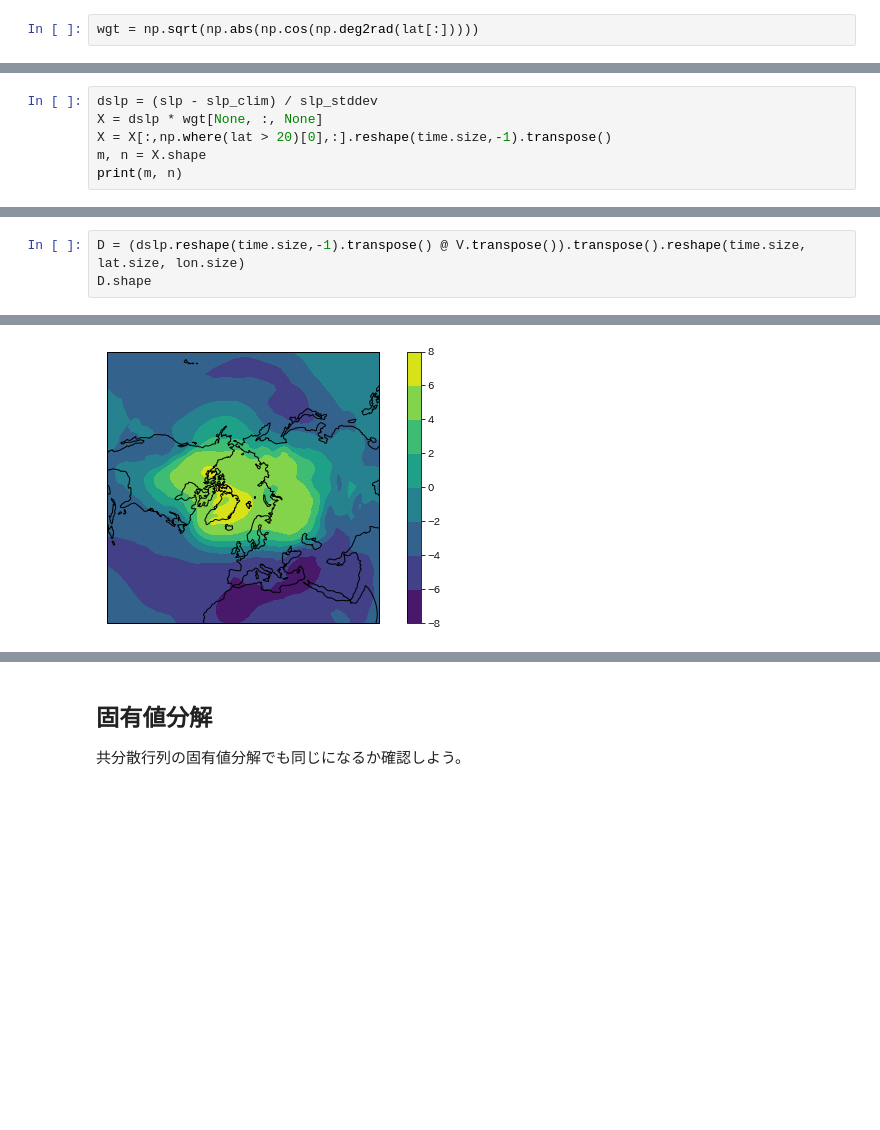
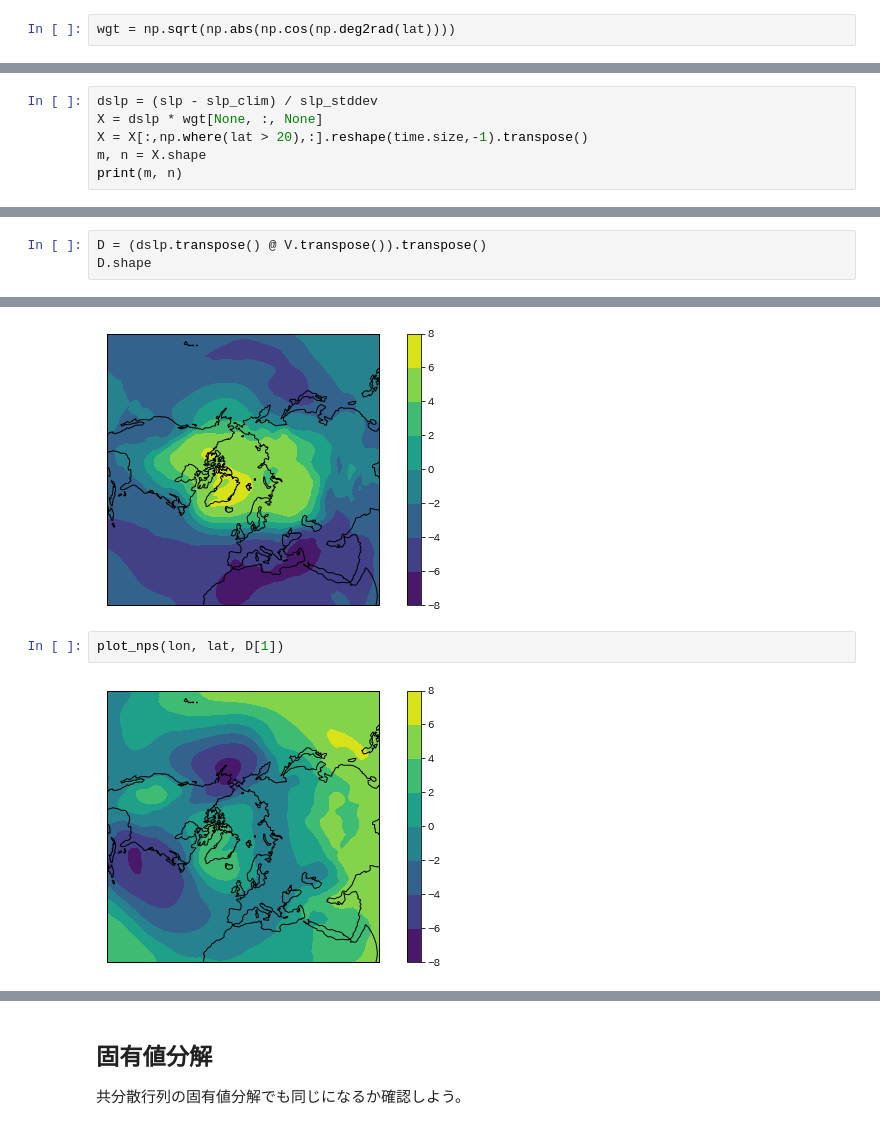
Before and after one commit to deepkick/dsss2018, a Jupyter notebook: EOF.ipynb, the cells around one changed output, grey strips where cells are left out. Drawn from its saved outputs; the diff is of its cells as text; blank space fills up the shorter version.

```diff
--- a/EOF.ipynb
+++ b/EOF.ipynb
@@ -237,13 +240,13 @@ plot_nps(lon, lat, slp_stddev)
 ## データの前処理
 極に近づくほど東西格子間隔が狭まることを考慮して，緯度の重み$\sqrt{\cos\phi}$を掛ける。
 # %%
-wgt = np.sqrt(np.abs(np.cos(np.deg2rad(lat[:]))))
+wgt = np.sqrt(np.abs(np.cos(np.deg2rad(lat))))
 # %% [markdown]
 Thompson and Wallace (1998)に基づき，北緯20度以北の海面気圧を用いる。
 # %%
 dslp = (slp - slp_clim) / slp_stddev
 X = dslp * wgt[None, :, None]
-X = X[:,np.where(lat > 20)[0],:].reshape(time.size,-1).transpose()
+X = X[:,np.where(lat > 20),:].reshape(time.size,-1).transpose()
 m, n = X.shape
 print(m, n)
 # %% [output]
@@ -267,7 +270,7 @@ ax.grid()
 # %% [markdown]
 回帰
 # %%
-D = (dslp.reshape(time.size,-1).transpose() @ V.transpose()).transpose().reshape(time.size, lat.size, lon.size)
+D = (dslp.transpose() @ V.transpose()).transpose()
 D.shape
 # %% [output]
 (71, 73, 144)
@@ -275,3 +278,7 @@ D.shape
 plot_nps(lon, lat, D[0])
 # %% [output]
 [figure]
+# %%
+plot_nps(lon, lat, D[1])
+# %% [output]
+[figure, added]
```
Also changed, not shown: parts of 11 cells of this notebook.
